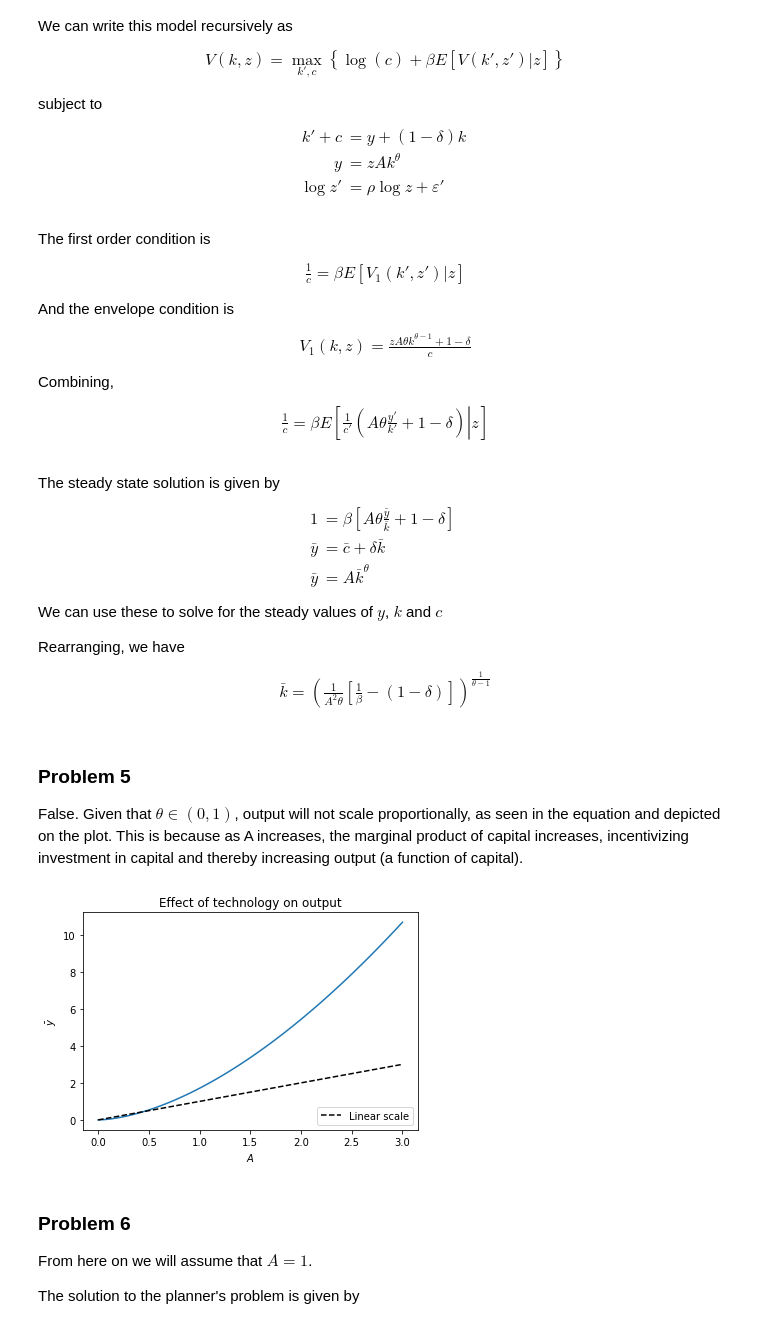
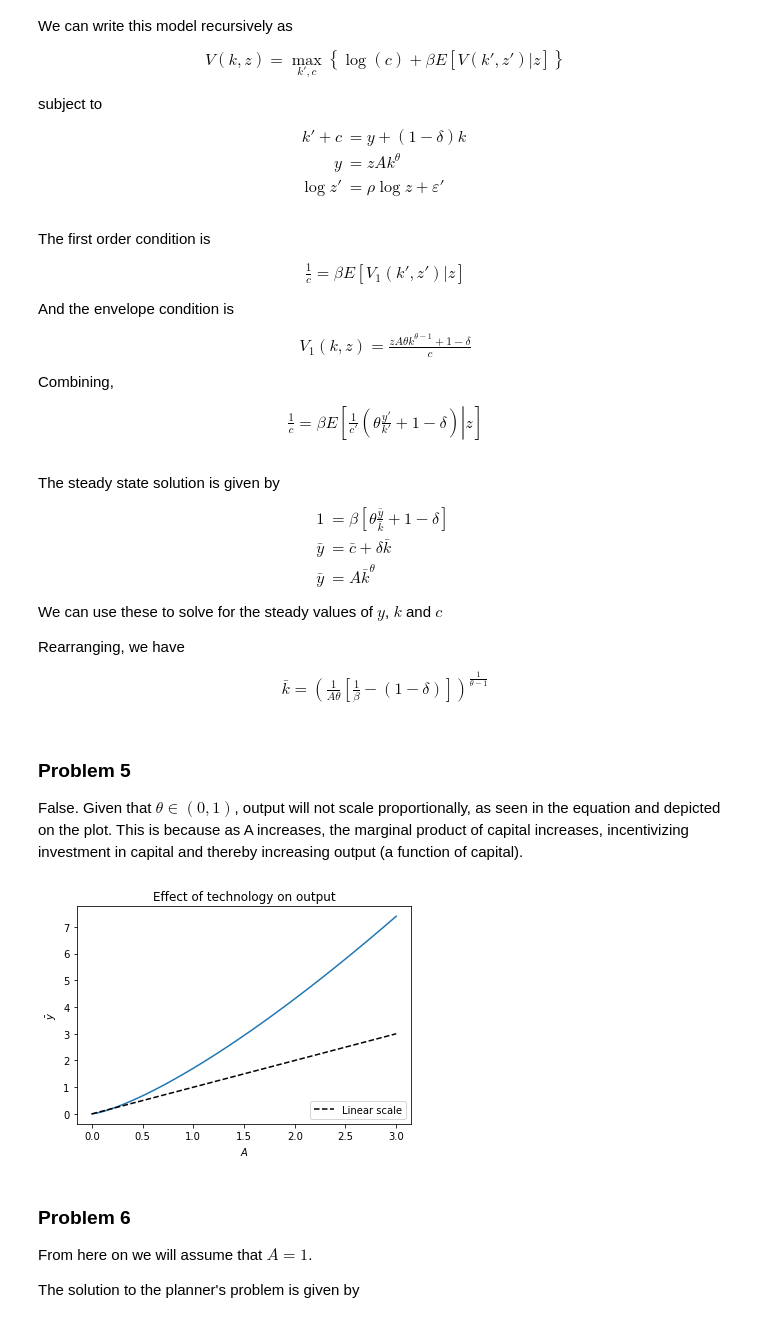
Before and after one commit to fagan2888/ECON202A, a Jupyter notebook: Assignment/problemset.ipynb, the cells around one changed output. Drawn from its saved outputs; the diff is of its cells as text; code cells hidden in the pictures.

```diff
--- a/Assignment/problemset.ipynb
+++ b/Assignment/problemset.ipynb
@@ -156,12 +156,12 @@ And the envelope condition is
 \end{align*}
 Combining,
 \begin{align*}
-    \frac{1}{c} = \beta E \left[ \left. \frac{1}{c'} (A \theta \frac{y'}{k'} + 1 - \delta) \right|z \right]
+    \frac{1}{c} = \beta E \left[ \left. \frac{1}{c'} ( \theta \frac{y'}{k'} + 1 - \delta) \right|z \right]
 \end{align*}
 # %% [markdown]
 The steady state solution is given by
 \begin{align*}
-     1 &= \beta \left[ A \theta \frac{\bar{y}}{\bar{k}} + 1 - \delta \right]\\
+     1 &= \beta \left[ \theta \frac{\bar{y}}{\bar{k}} + 1 - \delta \right]\\
      \bar{y} &= \bar{c} + \delta \bar{k} \\
      \bar{y} &= A\bar{k}^\theta
 \end{align*}
@@ -169,6 +169,6 @@ We can use these to solve for the steady values of $y$, $k$ and $c$
 
 Rearranging, we have
 \begin{align*}
-\bar{k} = \left(\frac{1}{A^2 \theta} \left[\frac{1}{\beta} - (1 - \delta) \right] \right)^{\frac{1}{ \theta - 1}}
+\bar{k} = \left(\frac{1}{A \theta} \left[\frac{1}{\beta} - (1 - \delta) \right] \right)^{\frac{1}{ \theta - 1}}
 \end{align*}
 # %%
@@ -181,16 +181,16 @@ c_bar = y_bar - δ * k_bar
 False. Given that $\theta \in (0, 1)$, output will not scale proportionally, as seen in the equation and depicted on the plot. This is because as A increases, the marginal product of capital increases, incentivizing investment in capital and thereby increasing output (a function of capital).
 # %%
 A_grid = np.linspace(1e-5, 3)
-k_bar_grid = ((1 / (A_grid**2 * θ)) * ((1 / β) - (1 - δ)))**(1 / (θ - 1))
+k_bar_grid = ((1 / (A_grid * θ)) * ((1 / β) - (1 - δ)))**(1 / (θ - 1))
 plt.plot(A_grid, A_grid * k_bar_grid**θ)
 plt.plot(A_grid, A_grid, 'k--', label='Linear scale')
 plt.title('Effect of technology on output')
 plt.ylabel('$\\bar{y}$')
 plt.xlabel('$A$')
 plt.legend(loc='lower right')
 plt.show()
 # %% [output]
-[figure, old version]
+[figure, new version]
 # %% [markdown]
 ### Problem 6
 
```
Also changed, not shown: parts of 2 cells of this notebook.
